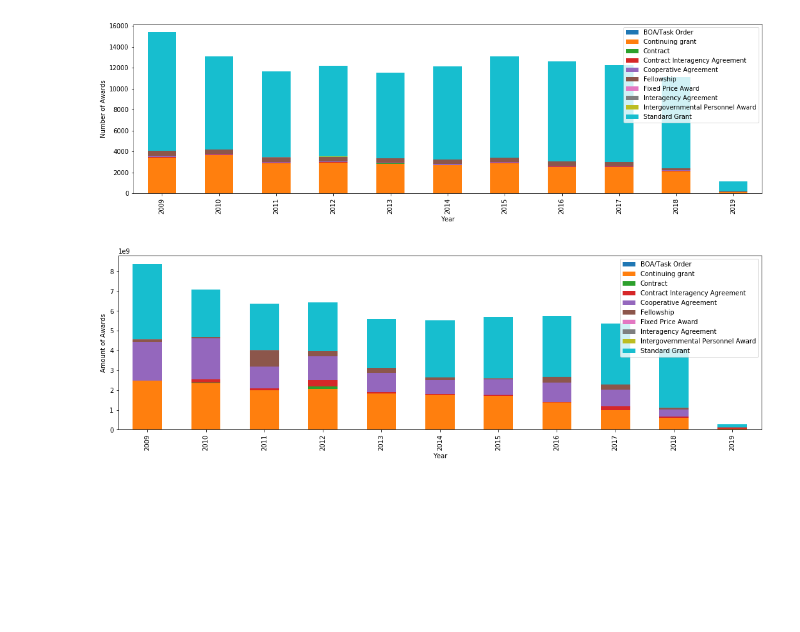
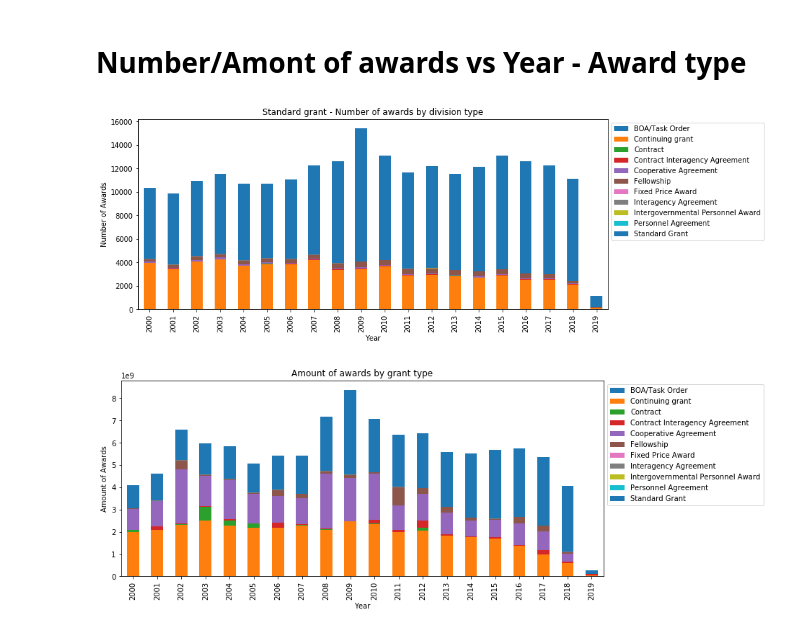
Before and after one commit to shinminjeong/citetrends, a Jupyter notebook: grantpub/nsf_grant_plot.ipynb, the cells around one changed output. Saved outputs shown, nothing was run; the diff lists cells and outputs as text; code cells hidden in the pictures; blank space fills up the shorter version.

```diff
--- a/grantpub/nsf_grant_plot.ipynb
+++ b/grantpub/nsf_grant_plot.ipynb
@@ -28,24 +9,43 @@ grant_types
+# %%
+# num of grant by division
+def plot_num_amount(years, filename):
+    years = range(2000, 2020, 1)
+    grant_div_data = load_grant_data(filename)
+    grant_div_types = set()
+    for v in grant_div_data.values():
+        grant_div_types.update(v["count"].keys())
+
+    index = pd.Index(years, name='Year')
+    data_c = {g:[] for g in grant_div_types}
+    data_a = {g:[] for g in grant_div_types}
+    for y in years:
+        for g in grant_div_types:
+            data_c[g].append(grant_div_data[str(y)]["count"][g] if g in grant_div_data[str(y)]["count"] else 0)
+            data_a[g].append(grant_div_data[str(y)]["amount"][g] if g in grant_div_data[str(y)]["amount"] else 0)
+
+    df = pd.DataFrame(data_c, index=index)
+    ax = df.plot(kind='bar', stacked=True, figsize=(12, 5))
+    ax.set_ylabel('Number of Awards')
+    plt.title("Standard grant - Number of awards by division type")
+    plt.legend(bbox_to_anchor=(1, 1))
+    plt.show()
+
+    df = pd.DataFrame(data_a, index=index)
+    ax = df.plot(kind='bar', stacked=True, figsize=(12, 5))
+    ax.set_ylabel('Amount of Awards')
+    plt.title("Amount of awards by grant type")
+    plt.legend(bbox_to_anchor=(1, 1))
+    plt.show()
 # %%
-index = pd.Index(years, name='Year')
-data = {g:[] for g in grant_types}
-for y in years:
-    for g in grant_types:
-        data[g].append(grant_data[str(y)]["count"][g] if g in grant_data[str(y)]["count"] else 0)
-df = pd.DataFrame(data, index=index)
-ax = df.plot(kind='bar', stacked=True, figsize=(18, 5))
-ax.set_ylabel('Number of Awards')
-plt.show()
+def plot_avg_grant(years, top_types, filename):
+    grant_data = load_grant_data(filename)
+    index = pd.Index(years, name='Year')
+    data = {g:[] for g in top_types}
+    for y in years:
+        for g in top_types:
+            data[g].append(grant_data[str(y)]["amount"][g]/grant_data[str(y)]["count"][g] if g in grant_data[str(y)]["amount"] else 0)
+    df = pd.DataFrame(data, index=index)
+    ax = df.plot(kind='bar', stacked=False, figsize=(18, 5))
+    ax.set_xlabel('Amount of Awards')
+    plt.title("Average amount of awards by grant type")
+    plt.show()
-# %% [output]
-[figure, removed]
-# %%
-index = pd.Index(years, name='Year')
-data = {g:[] for g in grant_types}
-for y in years:
-    for g in grant_types:
-        data[g].append(grant_data[str(y)]["amount"][g] if g in grant_data[str(y)]["amount"] else 0)
-df = pd.DataFrame(data, index=index)
-ax = df.plot(kind='bar', stacked=True, figsize=(18, 5))
-ax.set_ylabel('Amount of Awards')
-plt.show()
-# %% [output]
-[figure, removed]
@@ -73,0 +52,7 @@ def numpub_amount_plot(year_of_interest, types_of_grant, xlim=None, ylim=None):
+# %% [markdown]
+# Number/Amont of awards vs Year - Award type
+# %%
+plot_num_amount(range(2000, 2020, 1), "summary.json")
+# %% [output]
+[figure, added]
+[figure, added]
```
Also changed, not shown: parts of 30 cells of this notebook, 1 other file.
